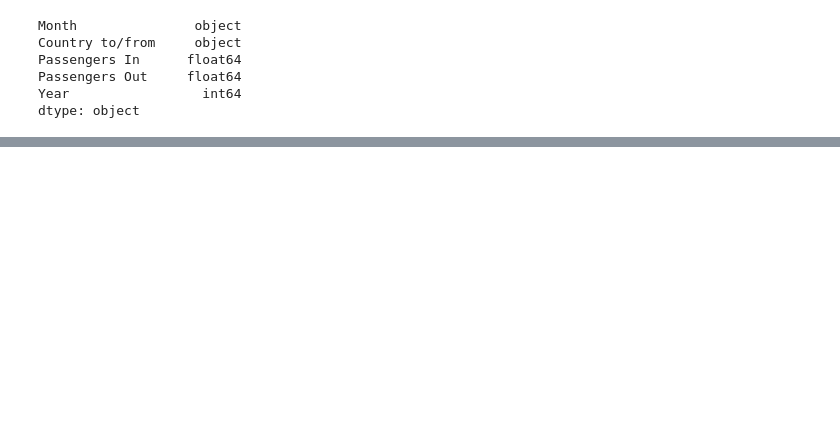
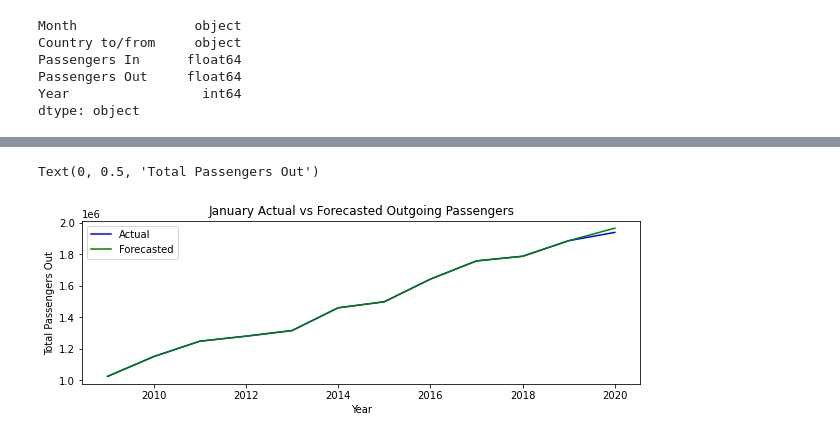
Before and after one commit to dianeyaneza/ebay-espresso, a Jupyter notebook: project_1.ipynb, the cells around one changed output, grey strips where cells are left out. Saved outputs shown, nothing was run; the diff lists cells and outputs as text; code cells hidden in the pictures; blank space fills up the shorter version.

```diff
--- a/project_1.ipynb
+++ b/project_1.ipynb
@@ -640,0 +314,17 @@ Text(0, 0.5, 'Total Passengers In')
+# %%
+# plot graph showing overall expected vs real Jan values - outgoing
+x_jan_out_predict = passengers_19_jan_df["Year"]
+y_jan_out_act = passengers_jan_df["Passengers Out"]
+y_jan_out_pred = passengers_19_jan_df["Passengers Out"]
+
+plt.figure(figsize=(10,3))
+plt.plot(x_jan_out_predict, y_jan_out_act, label='Actual', color='blue')
+plt.plot(x_jan_out_predict, y_jan_out_pred, label='Forecasted', color='green')
+plt.rcParams["figure.figsize"] = (12,7)
+plt.legend()
+plt.title("January Actual vs Forecasted Outgoing Passengers")
+plt.xlabel("Year")
+plt.ylabel("Total Passengers Out")
+# %% [output]
+Text(0, 0.5, 'Total Passengers Out')
+[figure, added]
```
Also changed, not shown: parts of 113 cells of this notebook.
